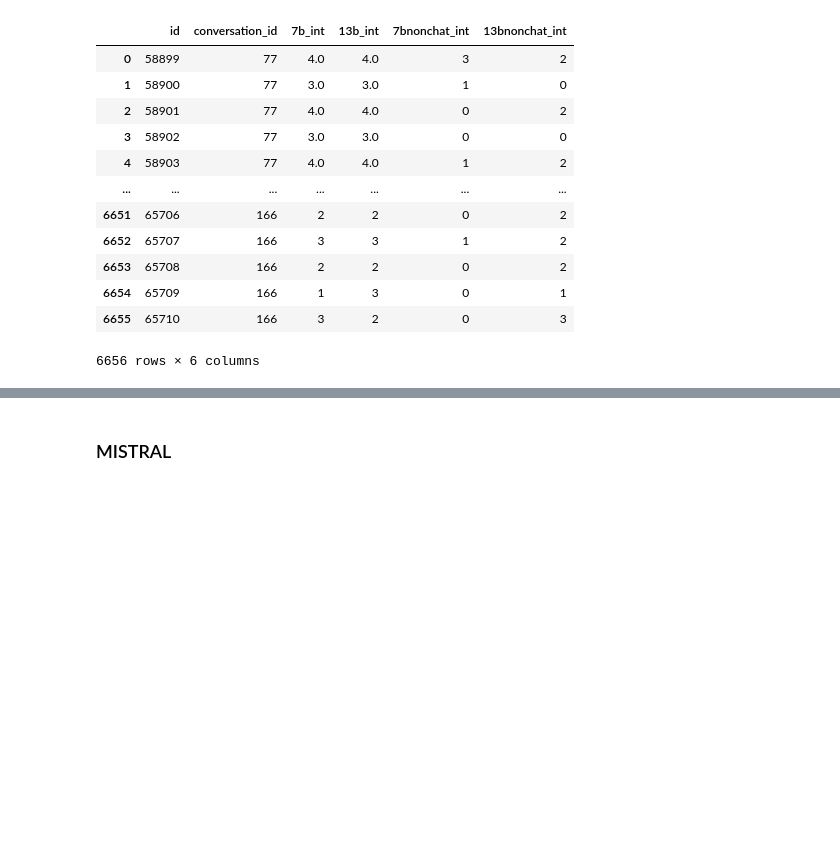
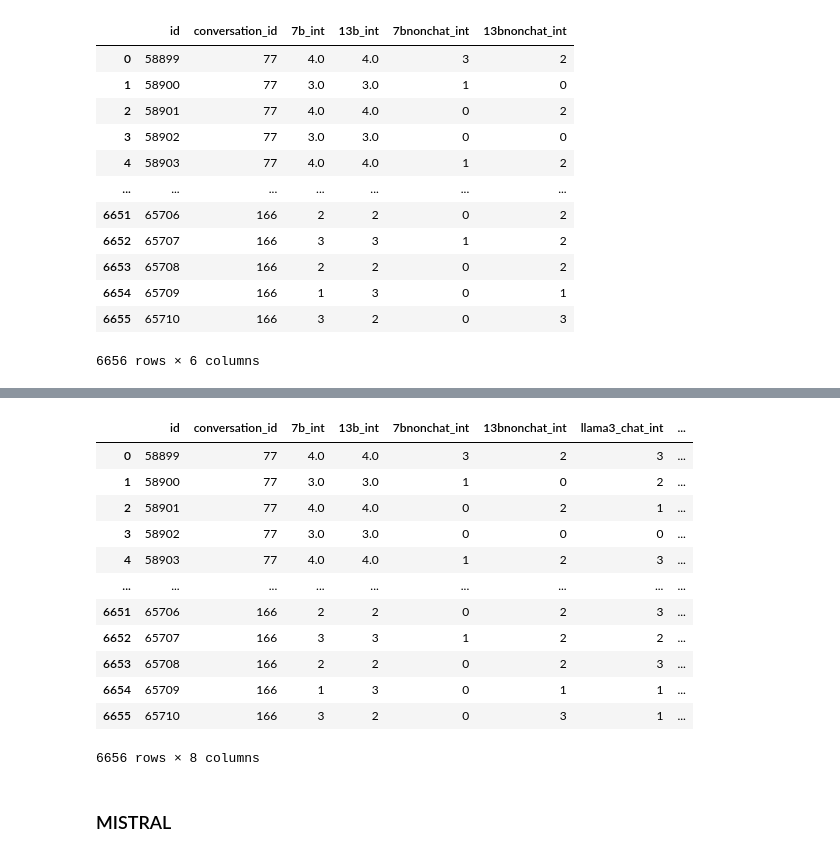
Before and after one commit to mahathi-p/Interest-in-humans-and-llms, a Jupyter notebook: collating_llm_responses.ipynb, the cells around one changed output, grey strips where cells are left out. Saved outputs shown, nothing was run; the diff lists cells and outputs as text; code cells hidden in the pictures; blank space fills up the shorter version.

Commit message:
added llama3 ratings

```diff
--- a/collating_llm_responses.ipynb
+++ b/collating_llm_responses.ipynb
@@ -254,0 +253,4 @@ complete_llama_chat['id'].nunique(), llama_data['proc_text'].nunique()
+# %%
+llama_8bnonchat = pd.read_json('llm_responses/llama3_nonchat8b_newprompt.json')
+llama_8bnonchat['llama3_nonchat_int'] = llama_8bnonchat['response'].apply(find_int_value_nonchat)
+llama_8bnonchat
@@ -309,0 +276,7 @@ llama_8bnonchat1
+# %%
+llama_8bchat1 = pd.read_json('llm_responses/llama3_chat8b_responses_alconv.json')
+ids1 = list(llama_8bchat1['id'].unique())
+# %%
+total_llama_8bchat = pd.concat([llama_8bchat, llama_8bchat1])
+total_llama_8bchat['llama3_chat_int'] = total_llama_8bchat['response'].apply(find_int_llama).apply(squash_to_4)
+total_llama_8bchat
@@ -309,0 +297,3 @@ llama_8bnonchat1
+# %%
+total_llama_8bchat = total_llama_8bchat[total_llama_8bchat['id'].isin(complete_llama_chat['id'].unique())]
+total_llama_8bchat
@@ -309,0 +314,16 @@ llama_8bnonchat1
+# %%
+complete_llama_chat.merge(total_llama_8bchat[['id','llama3_chat_int']], on='id',how='left').merge(llama_8bnonchat[['id','llama3_nonchat_int']], on='id',how='left')
+# %% [output]
+|  | id | conversation_id | 7b_int | 13b_int | 7bnonchat_int | 13bnonchat_int | llama3_chat_int | ... |
+| 0 | 58899 | 77 | 4.0 | 4.0 | 3 | 2 | 3 | ... |
+| 1 | 58900 | 77 | 3.0 | 3.0 | 1 | 0 | 2 | ... |
+| 2 | 58901 | 77 | 4.0 | 4.0 | 0 | 2 | 1 | ... |
+| 3 | 58902 | 77 | 3.0 | 3.0 | 0 | 0 | 0 | ... |
+| 4 | 58903 | 77 | 4.0 | 4.0 | 1 | 2 | 3 | ... |
+| ... | ... | ... | ... | ... | ... | ... | ... | ... |
+| 6651 | 65706 | 166 | 2 | 2 | 0 | 2 | 3 | ... |
+| 6652 | 65707 | 166 | 3 | 3 | 1 | 2 | 2 | ... |
+| 6653 | 65708 | 166 | 2 | 2 | 0 | 2 | 3 | ... |
+| 6654 | 65709 | 166 | 1 | 3 | 0 | 1 | 1 | ... |
+| 6655 | 65710 | 166 | 3 | 2 | 0 | 3 | 1 | ... |
+6656 rows × 8 columns
```
Also changed, not shown: parts of 11 cells of this notebook, 1 other file.
